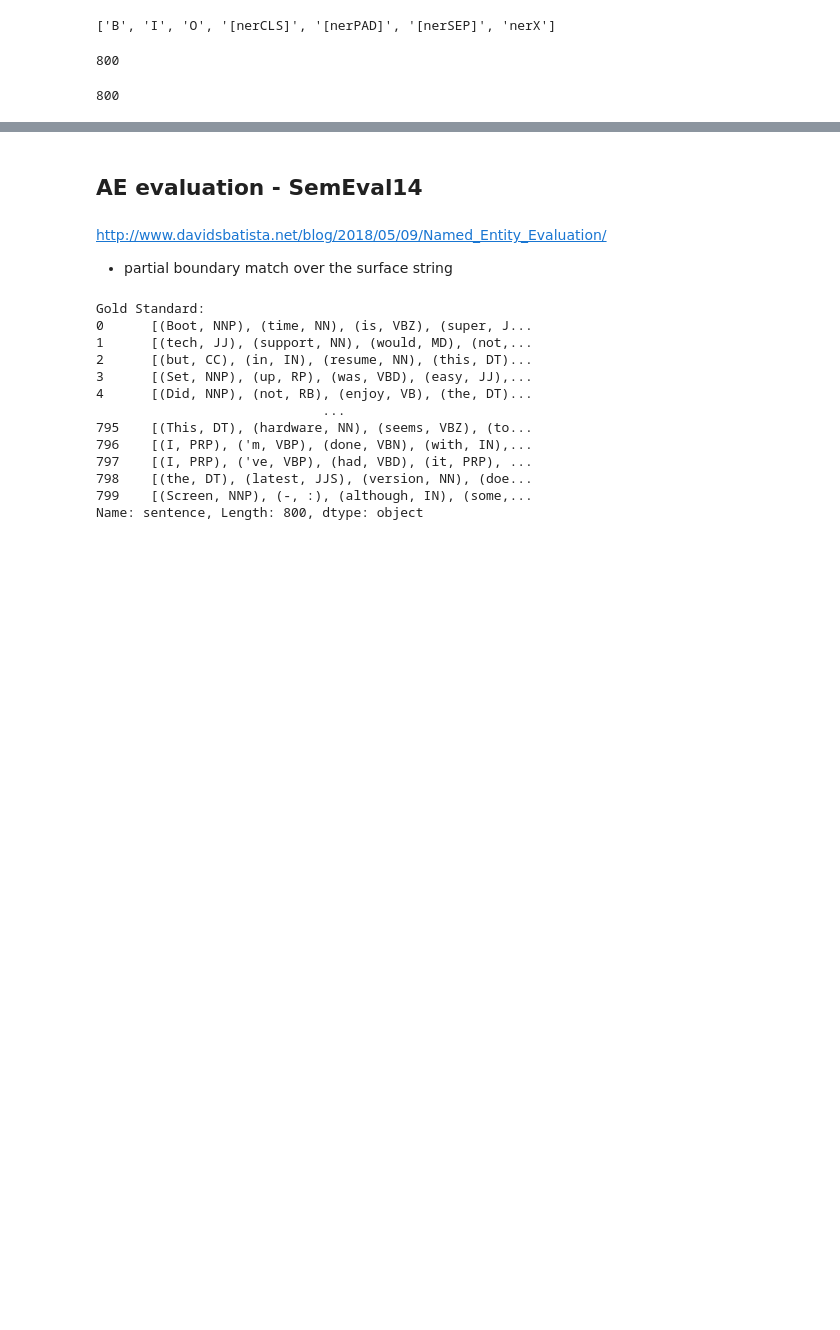
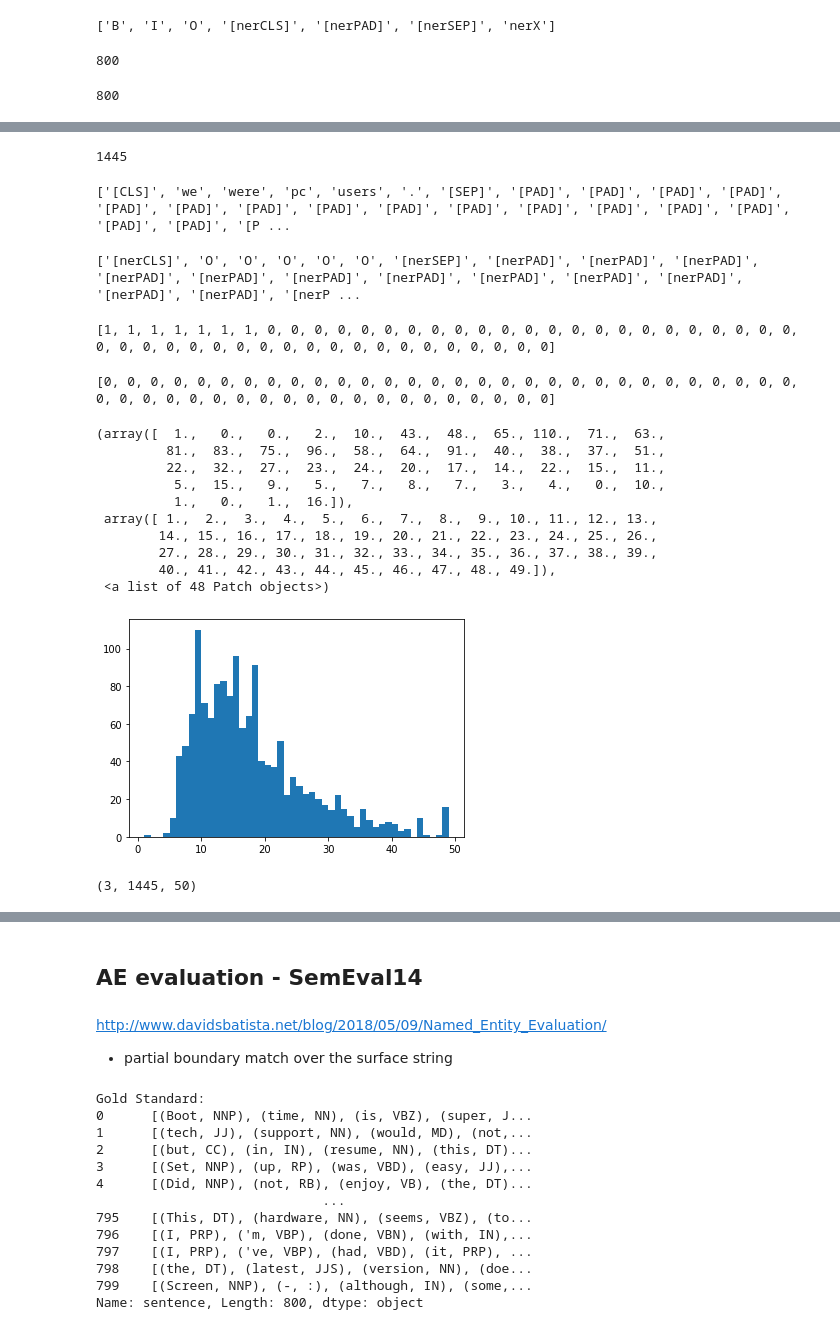
Before and after one commit to janehung04/w266-final, a Jupyter notebook: src/run-model.ipynb, the cells around one changed output, grey strips where cells are left out. Drawn from its saved outputs; the diff is of its cells as text; code cells hidden in the pictures; blank space fills up the shorter version.

```diff
--- a/src/run-model.ipynb
+++ b/src/run-model.ipynb
@@ -877,0 +1224,38 @@ Counter({4: 25708, 2: 11610, 5: 802, 3: 800, 6: 579, 0: 469, 1: 32})
+# %%
+batch_label = [val['label'] for key, val in var_ae_laptop_train.items()]*5
+batch_label.extend([val['label'] for key, val in ae_laptop_dev.items()])
+batch_label.extend([val['label'] for key, val in ae_laptop_test.items()])
+
+len(batch_label)
+# %% [output]
+1445
+# %%
+tokenizer = BertTokenizer.from_pretrained('bert-base-uncased')
+# %%
+def addWord(word, ner):
+    """
+    Convert a word into a word token and add supplied NER labels. Note that the word can be
+    tokenized to two or more tokens. Correspondingly, we add - for now - custom 'X' tokens to the labels in order to
+    maintain the 1:1 mappings between word tokens and labels.
+
+    arguments: word, ner label
+    returns: dictionary with tokens and labels
+    """
+    # the dataset contains various '"""' combinations which we choose to truncate to '"', etc.
+    if word == '""""':
+        word = '"'
+    elif word == '``':
+        word = '`'
+
+    tokens = tokenizer.tokenize(word)
+    tokenLength = len(tokens)      # find number of tokens corresponfing to word to later add 'X' tokens to labels
+
+    addDict = dict()
+
+    addDict['wordToken'] = tokens
+    addDict['nerToken'] = [ner] + ['nerX'] * (tokenLength - 1)
+    addDict['tokenLength'] = tokenLength
+
+    return addDict
+# %%
+max_length = 50
@@ -877,0 +1320,32 @@ Counter({4: 25708, 2: 11610, 5: 802, 3: 800, 6: 579, 0: 469, 1: 32})
+# %%
+print(sentenceTokenList[1])
+# %% [output]
+['[CLS]', 'we', 'were', 'pc', 'users', '.', '[SEP]', '[PAD]', '[PAD]', '[PAD]', '[PAD]', '[PAD]', '[PAD]', '[PAD]', '[PAD]', '[PAD]', '[PAD]', '[PAD]', '[PAD]', '[PAD]', '[PAD]', '[PAD]', '[PAD]', '[P ...
+# %%
+print(nerTokenList[1])
+# %% [output]
+['[nerCLS]', 'O', 'O', 'O', 'O', 'O', '[nerSEP]', '[nerPAD]', '[nerPAD]', '[nerPAD]', '[nerPAD]', '[nerPAD]', '[nerPAD]', '[nerPAD]', '[nerPAD]', '[nerPAD]', '[nerPAD]', '[nerPAD]', '[nerPAD]', '[nerP ...
+# %%
+print(bertMasks[1])
+# %% [output]
+[1, 1, 1, 1, 1, 1, 1, 0, 0, 0, 0, 0, 0, 0, 0, 0, 0, 0, 0, 0, 0, 0, 0, 0, 0, 0, 0, 0, 0, 0, 0, 0, 0, 0, 0, 0, 0, 0, 0, 0, 0, 0, 0, 0, 0, 0, 0, 0, 0, 0]
+# %%
+print(bertSequenceIDs[1])
+# %% [output]
+[0, 0, 0, 0, 0, 0, 0, 0, 0, 0, 0, 0, 0, 0, 0, 0, 0, 0, 0, 0, 0, 0, 0, 0, 0, 0, 0, 0, 0, 0, 0, 0, 0, 0, 0, 0, 0, 0, 0, 0, 0, 0, 0, 0, 0, 0, 0, 0, 0, 0]
+# %%
+sentenceLengths= [l for l in sentLengthList]
+
+plt.hist(np.array(sentenceLengths), bins=(max_length-2))
+# %% [output]
+(array([  1.,   0.,   0.,   2.,  10.,  43.,  48.,  65., 110.,  71.,  63.,
+         81.,  83.,  75.,  96.,  58.,  64.,  91.,  40.,  38.,  37.,  51.,
+         22.,  32.,  27.,  23.,  24.,  20.,  17.,  14.,  22.,  15.,  11.,
+          5.,  15.,   9.,   5.,   7.,   8.,   7.,   3.,   4.,   0.,  10.,
+          1.,   0.,   1.,  16.]),
+ array([ 1.,  2.,  3.,  4.,  5.,  6.,  7.,  8.,  9., 10., 11., 12., 13.,
+        14., 15., 16., 17., 18., 19., 20., 21., 22., 23., 24., 25., 26.,
+        27., 28., 29., 30., 31., 32., 33., 34., 35., 36., 37., 38., 39.,
+        40., 41., 42., 43., 44., 45., 46., 47., 48., 49.]),
+ <a list of 48 Patch objects>)
+[figure, added]
@@ -877,0 +1363,4 @@ Counter({4: 25708, 2: 11610, 5: 802, 3: 800, 6: 579, 0: 469, 1: 32})
+# %%
+bert_inputs.shape
+# %% [output]
+(3, 1445, 50)
```
Also changed, not shown: parts of 81 cells of this notebook.
